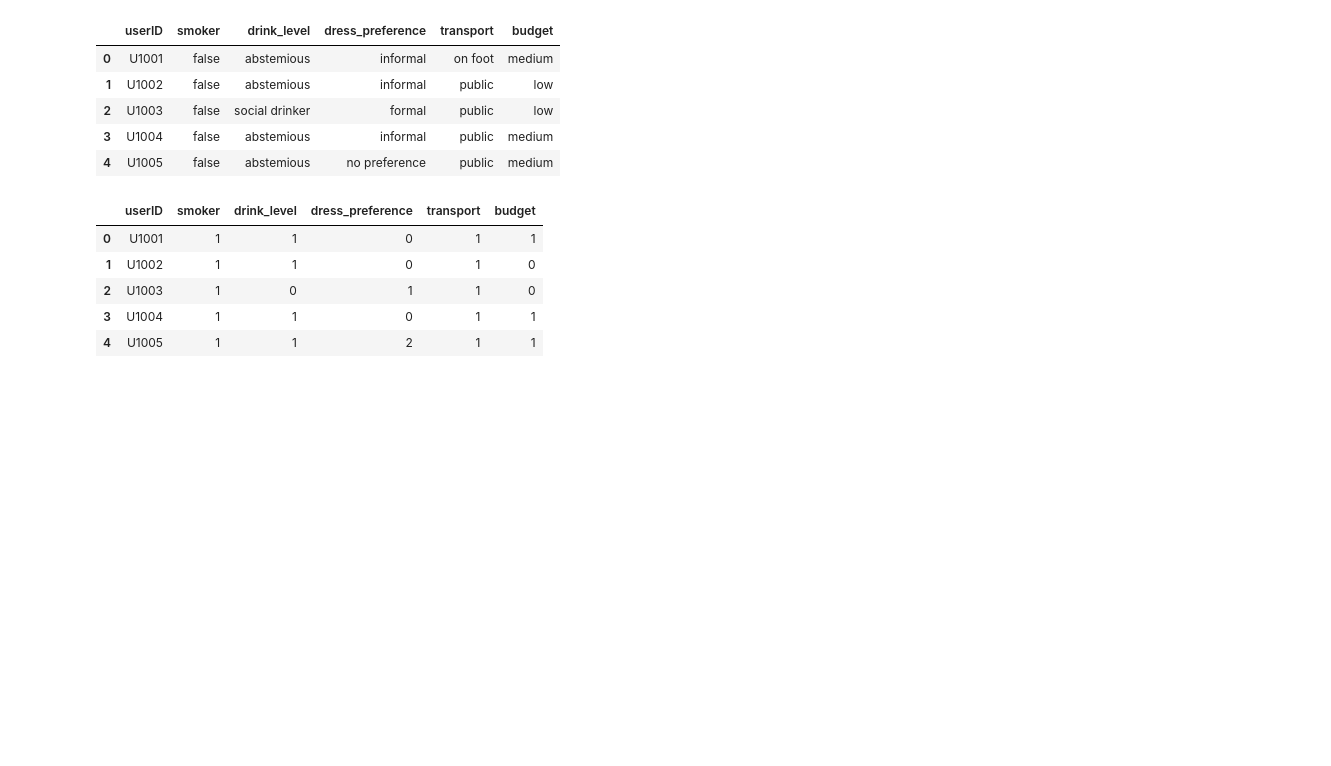
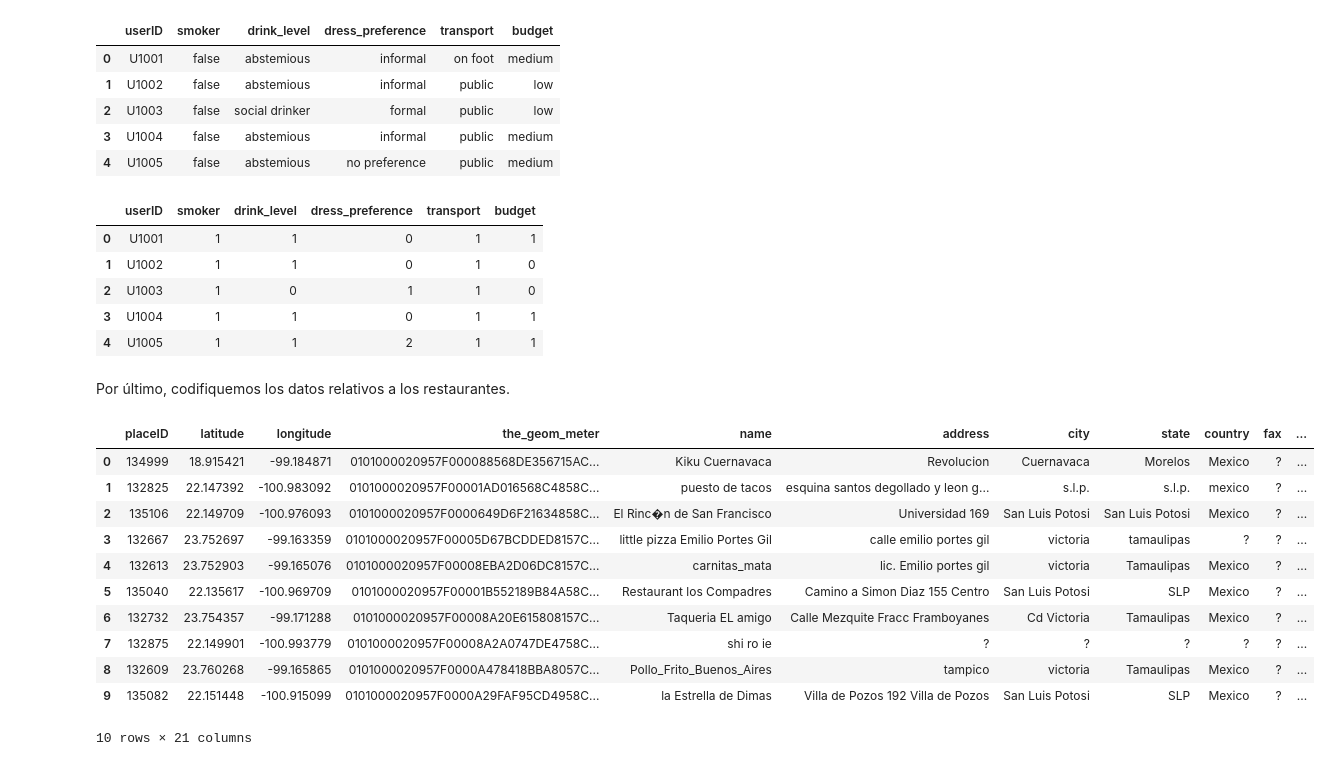
Before and after one commit to jorgeserranodelcerro/TFM_recommender_system, a Jupyter notebook: TFM.ipynb, the cells around one changed output. Cells and saved outputs as stored; diff of their text form; code cells hidden in the pictures; blank space fills up the shorter version.

```diff
--- a/TFM.ipynb
+++ b/TFM.ipynb
@@ -632,0 +627,17 @@ uPerfil_Clear.to_csv(os.path.join('Data/','uPerfil_Clear.csv'))
+# %% [markdown]
+Por último, codifiquemos los datos relativos a los restaurantes.
+# %%
+geoplaces2.head(10)
+# %% [output]
+|  | placeID | latitude | longitude | the_geom_meter | name | address | city | state | country | fax | ... |
+| 0 | 134999 | 18.915421 | -99.184871 | 0101000020957F000088568DE356715AC... | Kiku Cuernavaca | Revolucion | Cuernavaca | Morelos | Mexico | ? | ... |
+| 1 | 132825 | 22.147392 | -100.983092 | 0101000020957F00001AD016568C4858C... | puesto de tacos | esquina santos degollado y leon g... | s.l.p. | s.l.p. | mexico | ? | ... |
+| 2 | 135106 | 22.149709 | -100.976093 | 0101000020957F0000649D6F21634858C... | El Rinc�n de San Francisco | Universidad 169 | San Luis Potosi | San Luis Potosi | Mexico | ? | ... |
+| 3 | 132667 | 23.752697 | -99.163359 | 0101000020957F00005D67BCDDED8157C... | little pizza Emilio Portes Gil | calle emilio portes gil | victoria | tamaulipas | ? | ? | ... |
+| 4 | 132613 | 23.752903 | -99.165076 | 0101000020957F00008EBA2D06DC8157C... | carnitas_mata | lic. Emilio portes gil | victoria | Tamaulipas | Mexico | ? | ... |
+| 5 | 135040 | 22.135617 | -100.969709 | 0101000020957F00001B552189B84A58C... | Restaurant los Compadres | Camino a Simon Diaz 155 Centro | San Luis Potosi | SLP | Mexico | ? | ... |
+| 6 | 132732 | 23.754357 | -99.171288 | 0101000020957F00008A20E615808157C... | Taqueria EL amigo | Calle Mezquite Fracc Framboyanes | Cd Victoria | Tamaulipas | Mexico | ? | ... |
+| 7 | 132875 | 22.149901 | -100.993779 | 0101000020957F00008A2A0747DE4758C... | shi ro ie | ? | ? | ? | ? | ? | ... |
+| 8 | 132609 | 23.760268 | -99.165865 | 0101000020957F0000A478418BBA8057C... | Pollo_Frito_Buenos_Aires | tampico | victoria | Tamaulipas | Mexico | ? | ... |
+| 9 | 135082 | 22.151448 | -100.915099 | 0101000020957F0000A29FAF95CD4958C... | la Estrella de Dimas | Villa de Pozos 192 Villa de Pozos | San Luis Potosi | SLP | Mexico | ? | ... |
+10 rows × 21 columns
```
Also changed, not shown: parts of 6 cells of this notebook, 3 other files.
